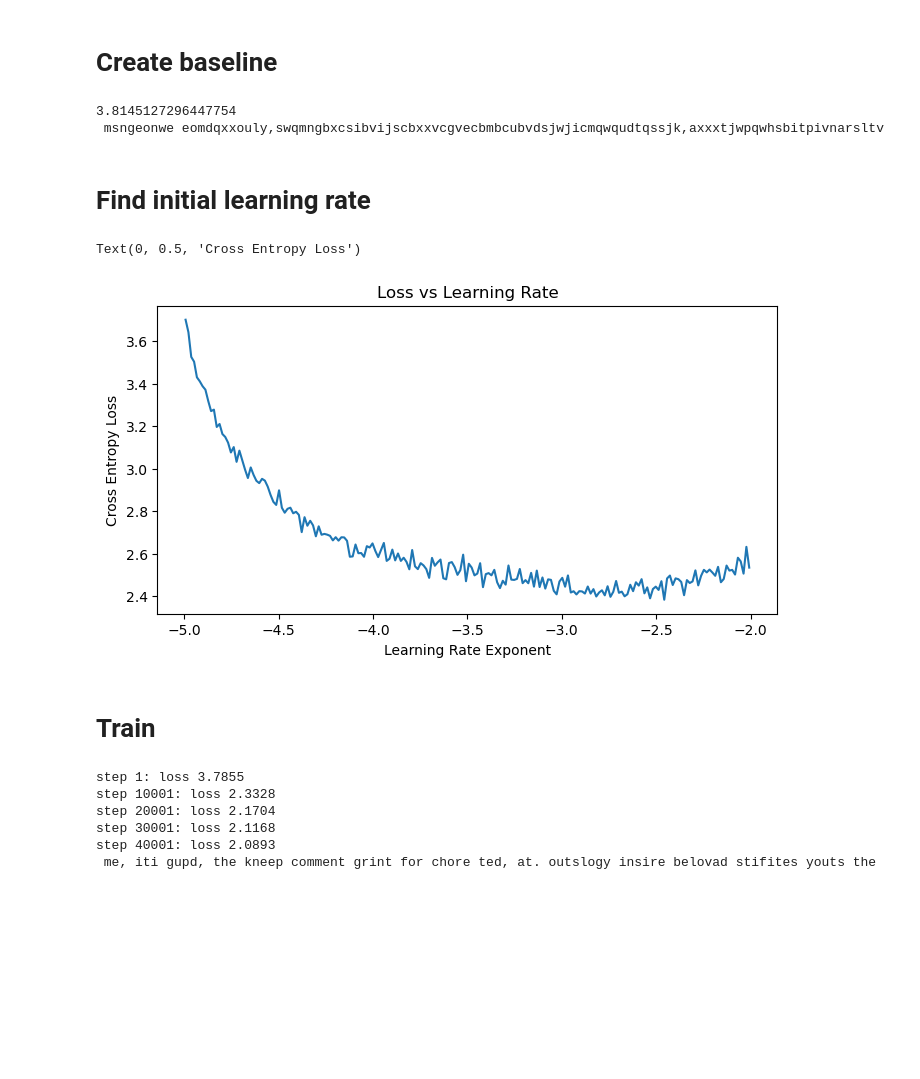
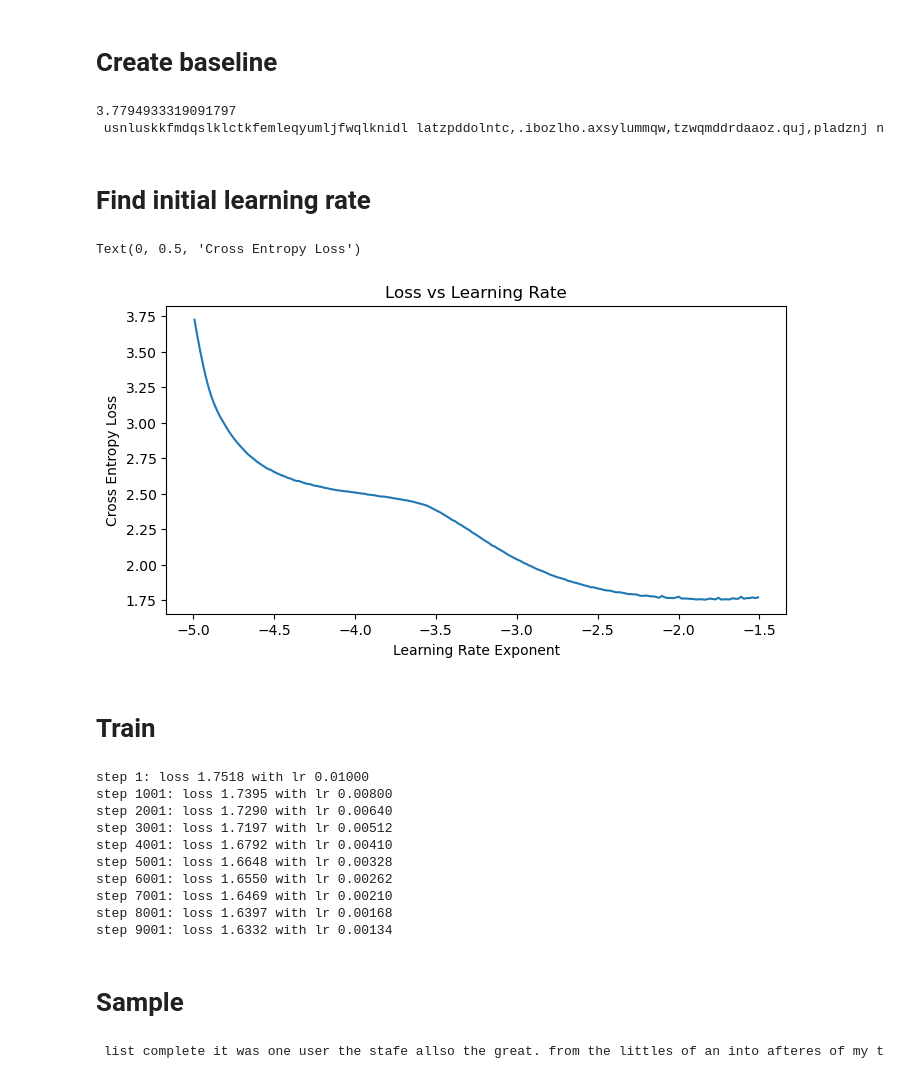
Before and after one commit to haukesteffen/LearningPyTorch, a Jupyter notebook: 6-gpt.ipynb, the cells around one changed output. Saved outputs shown, nothing was run; the diff lists cells and outputs as text; code cells hidden in the pictures; blank space fills up the shorter version.

Commit message:
Increase GPT model capacity

```diff
--- a/6-gpt.ipynb
+++ b/6-gpt.ipynb
@@ -49,10 +50,10 @@ data = torch.tensor(encode(text))
 # %% [markdown]
 # Model, hyper parameters, helper functions
 # %%
-batch_size = 4
-context_size = 8
+batch_size = 512
+context_size = 128
 embedding_dims = 64
-n_heads = 8
+n_heads = 16
 head_size = embedding_dims//n_heads
 dropout = 0.3
 
@@ -174,41 +175,41 @@ logits, loss = m(x, y)
 print(loss.item())
 print(decode(m.generate(torch.zeros((1, 1), dtype=torch.int64).to(device), n=100)[0].tolist()))
 # %% [output]
-3.8145127296447754
- msngeonwe eomdqxxouly,swqmngbxcsibvijscbxxvcgvecbmbcubvdsjwjicmqwqudtqssjk,axxxtjwpqwhsbitpivnarsltv
+3.7794933319091797
+ usnluskkfmdqslklctkfemleqyumljfwqlknidl latzpddolntc,.ibozlho.axsylummqw,tzwqmddrdaaoz.quj,pladznj n
 # %% [markdown]
 # Find initial learning rate
 # %%
 m = Model().to(device)
 m.train()
 optimizer = optim.AdamW(m.parameters(), lr=1e-2)
 
-lr_exps = torch.linspace(-5, -2, 10000)
+lr_exps = torch.linspace(-5, -1.5, 10000)
 lrs = 10**lr_exps
 losses = []
 for lr in lrs:
     for param_group in optimizer.param_groups:
             param_group['lr'] = lr
 
     x, y = get_batch()
     logits, loss = m(x, y)
     losses.append(loss.item())
     optimizer.zero_grad()
     loss.backward()
     optimizer.step()
 
 fig, ax = plt.subplots(figsize=(8,4))
 sns.set_style()
 plt.plot(
     lr_exps.view(-1, 50).mean(dim=1).tolist(),
     torch.tensor(losses).view(-1, 50).mean(dim=1).tolist()
     )
 
 ax.set_title('Loss vs Learning Rate')
 ax.set_xlabel('Learning Rate Exponent')
 ax.set_ylabel('Cross Entropy Loss')
 # %% [output]
 Text(0, 0.5, 'Cross Entropy Loss')
-[figure, old version]
+[figure, new version]
 # %% [markdown]
 # Train
@@ -215,22 +225,28 @@ Text(0, 0.5, 'Cross Entropy Loss')
 # %%
-m = Model().to(device)
-m.train()
-optimizer = optim.AdamW(m.parameters(), lr=1e-3)
-losses = []
-for i in range(50000):
+for i in tqdm(range(10000)):
     x, y = get_batch()
     logits, loss = m(x, y)
     optimizer.zero_grad()
     loss.backward()
     losses.append(loss.item())
     optimizer.step()
-    if i%10000==0:
-        print(f"step {i+1}: loss {np.mean(losses[-10000:]):.4f}")
-print(decode(m.generate(torch.zeros((1, 1), dtype=torch.int64).to(device), n=100)[0].tolist()))
+    if i%1000==0:
+        tqdm.write(f"step {i+1}: loss {np.mean(losses[-10000:]):.4f} with lr {lr_schedule.get_last_lr()[0]:.5f}")
+        lr_schedule.step()
 # %% [output]
-step 1: loss 3.7855
-step 10001: loss 2.3328
-step 20001: loss 2.1704
-step 30001: loss 2.1168
-step 40001: loss 2.0893
- me, iti gupd, the kneep comment grint for chore ted, at. outslogy insire belovad stifites youts the
+step 1: loss 1.7518 with lr 0.01000
+step 1001: loss 1.7395 with lr 0.00800
+step 2001: loss 1.7290 with lr 0.00640
+step 3001: loss 1.7197 with lr 0.00512
+step 4001: loss 1.6792 with lr 0.00410
+step 5001: loss 1.6648 with lr 0.00328
+step 6001: loss 1.6550 with lr 0.00262
+step 7001: loss 1.6469 with lr 0.00210
+step 8001: loss 1.6397 with lr 0.00168
+step 9001: loss 1.6332 with lr 0.00134
+# %% [markdown]
+# Sample
+# %%
+print(decode(m.generate(torch.zeros((1, 1), dtype=torch.int64).to(device), n=100)[0].tolist()))
+# %% [output]
+ list complete it was one user the stafe allso the great. from the littles of an into afteres of my t
```
Also changed, not shown: parts of 3 cells of this notebook.
